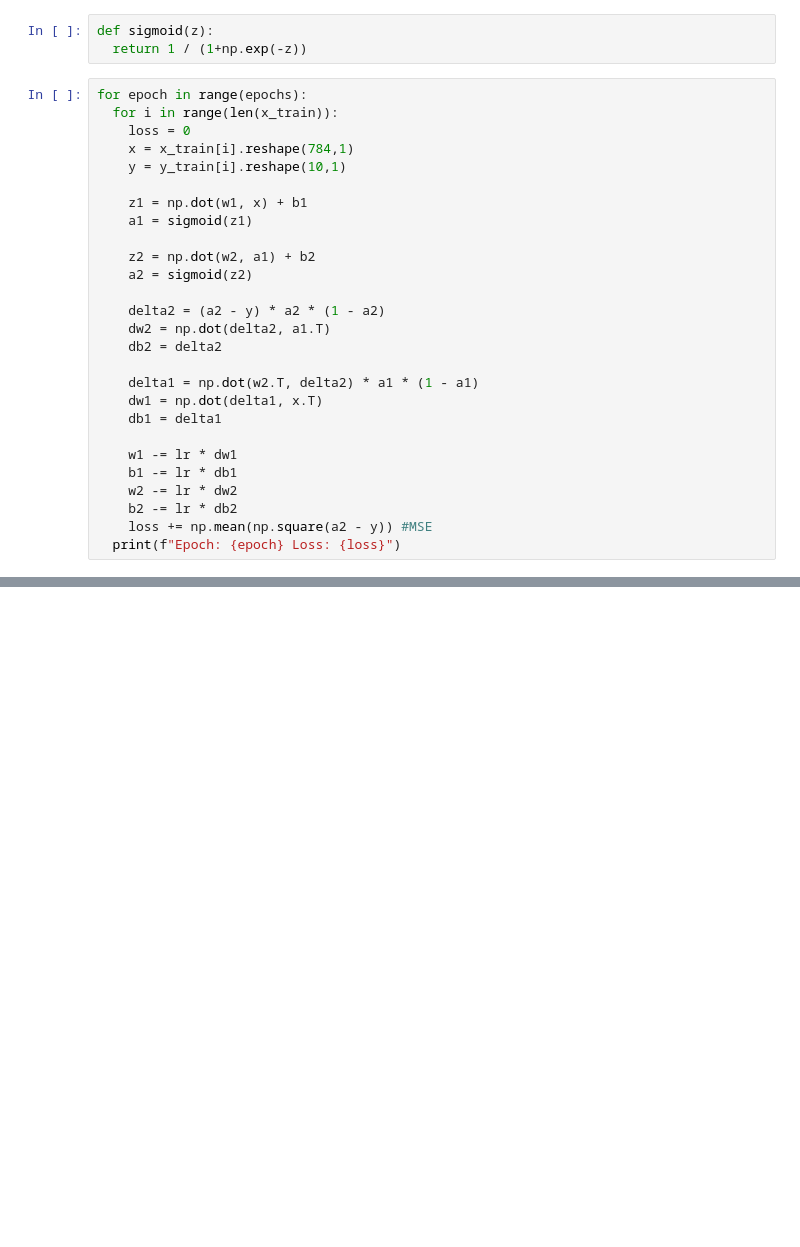
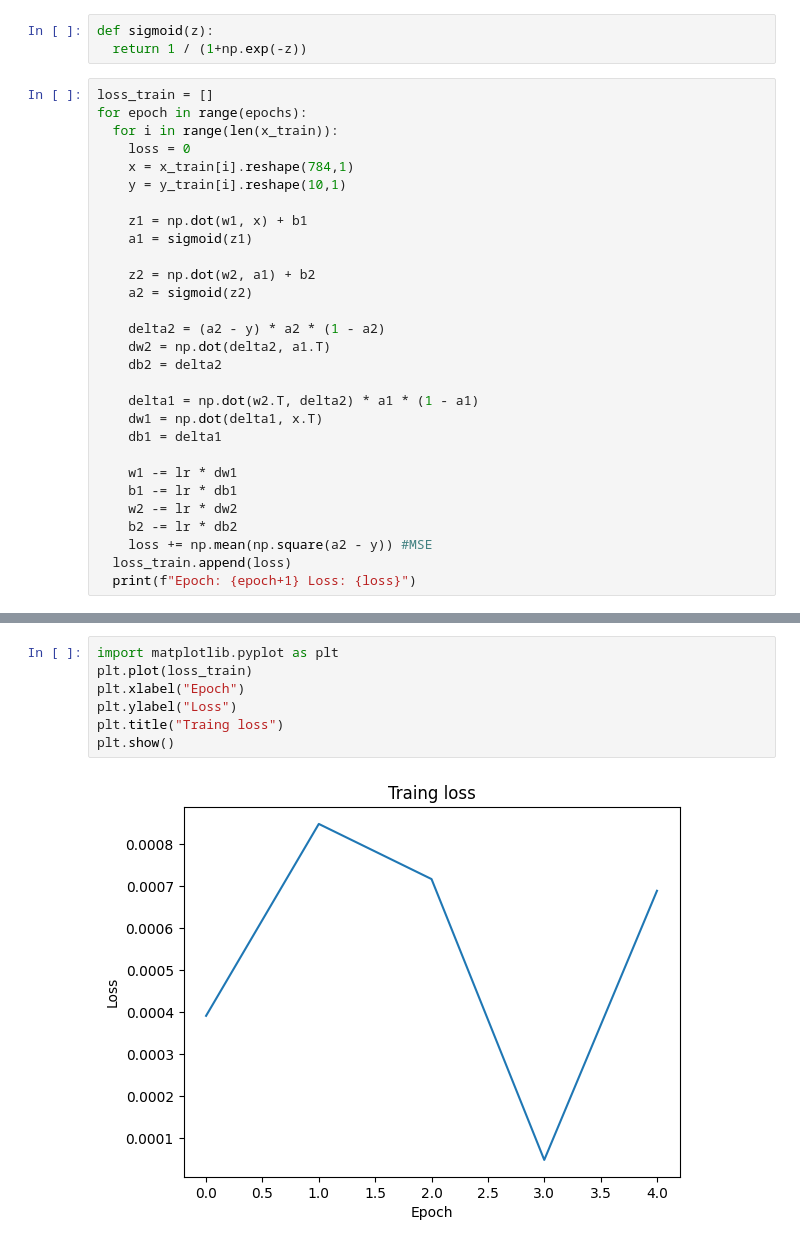
Before and after one commit to Cheetah-lhp/MachineLearning, a Jupyter notebook: MNIST.ipynb, the cells around one changed output, grey strips where cells are left out. Saved outputs shown, nothing was run; the diff lists cells and outputs as text; blank space fills up the shorter version.

```diff
--- a/MNIST.ipynb
+++ b/MNIST.ipynb
@@ -54,6 +54,7 @@ epochs = 5
 def sigmoid(z):
   return 1 / (1+np.exp(-z))
 # %%
+loss_train = []
 for epoch in range(epochs):
   for i in range(len(x_train)):
     loss = 0
@@ -79,5 +80,6 @@ for epoch in range(epochs):
     w2 -= lr * dw2
     b2 -= lr * db2
     loss += np.mean(np.square(a2 - y)) #MSE
-  print(f"Epoch: {epoch} Loss: {loss}")
+  loss_train.append(loss)
+  print(f"Epoch: {epoch+1} Loss: {loss}")
 # %% [output]
@@ -89 +91,10 @@ Epoch: 4 Loss: 6.20045483162459e-05
+# %%
+import matplotlib.pyplot as plt
+plt.plot(loss_train)
+plt.xlabel("Epoch")
+plt.ylabel("Loss")
+plt.title("Traing loss")
+plt.show()
+# %% [output]
+[figure, added]
 # %%
```
Also changed, not shown: parts of 14 cells of this notebook.
